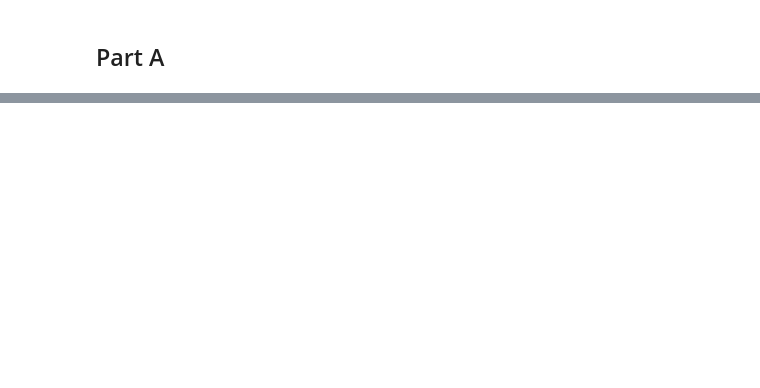
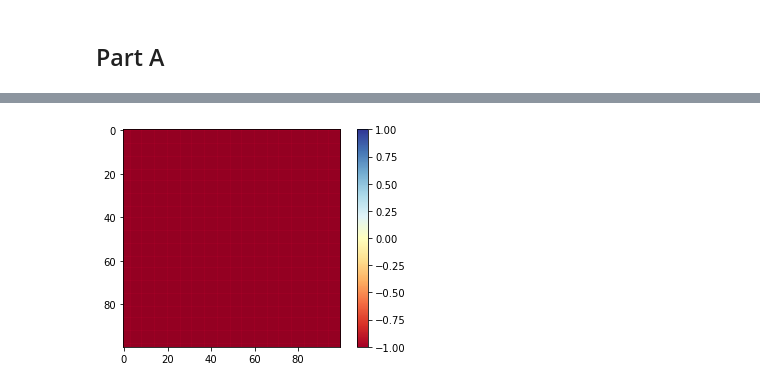
Before and after one commit to DylanPerez715/PHYS_142_2D_Ising_Model, a Jupyter notebook: PHYS142PartA.ipynb, the cells around one changed output, grey strips where cells are left out. Drawn from its saved outputs; the diff is of its cells as text; code cells hidden in the pictures; blank space fills up the shorter version.

```diff
--- a/PHYS142PartA.ipynb
+++ b/PHYS142PartA.ipynb
@@ -68,0 +75,15 @@ plt.show()
+# %%
+temp_6, mean_6 =Hastings(-1,1.5,lattice_spins, 200_000, 100)
+
+
+plt.figure()
+plt.imshow(temp_6, cmap="RdYlBu")
+plt.colorbar()
+plt.clim(-1, 1)
+
+for i in range(N):
+    plt.axhline(i + 0.5, color="black", lw=0.1)
+    plt.axvline(i + 0.5, color="black", lw=0.1)
+plt.show()
+# %% [output]
+[figure, added]
```
Also changed, not shown: parts of 8 cells of this notebook.
